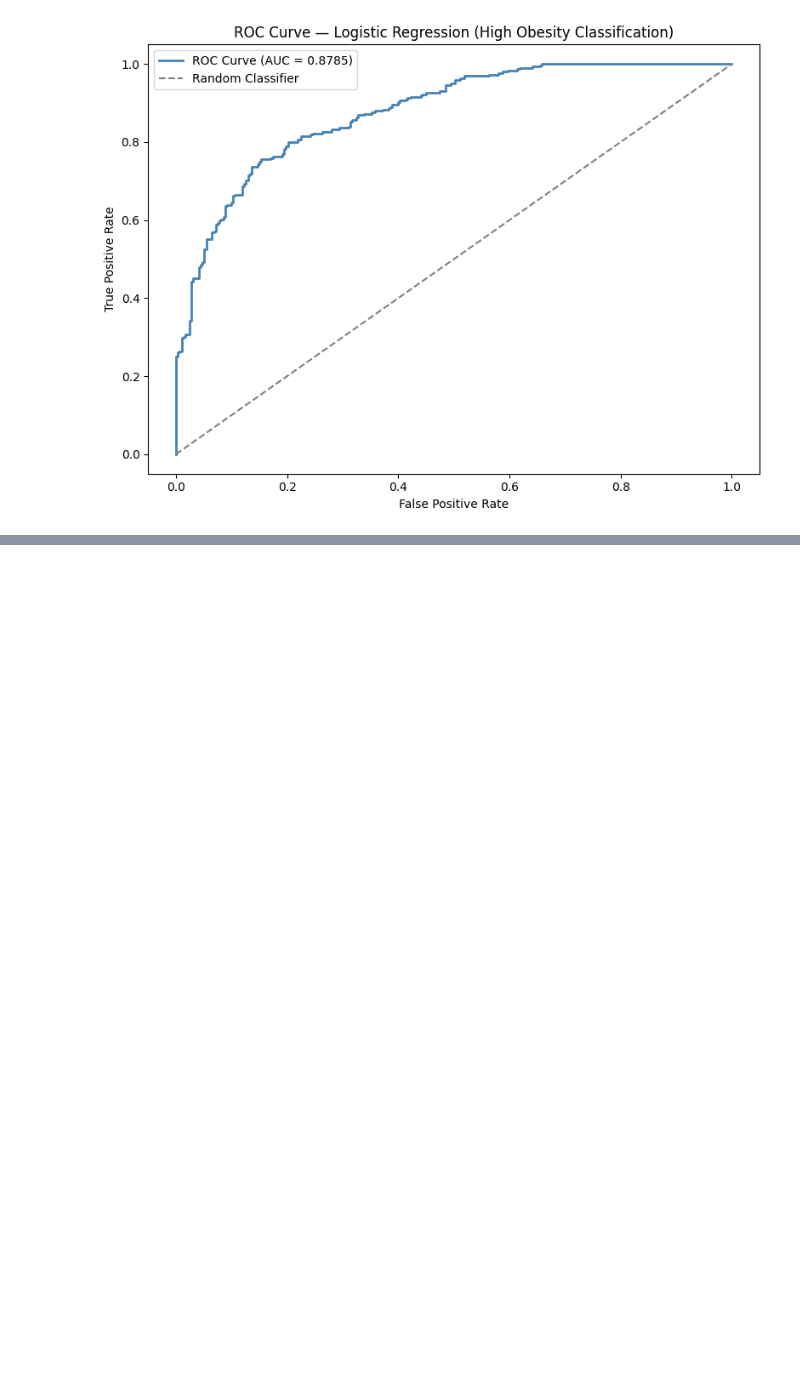
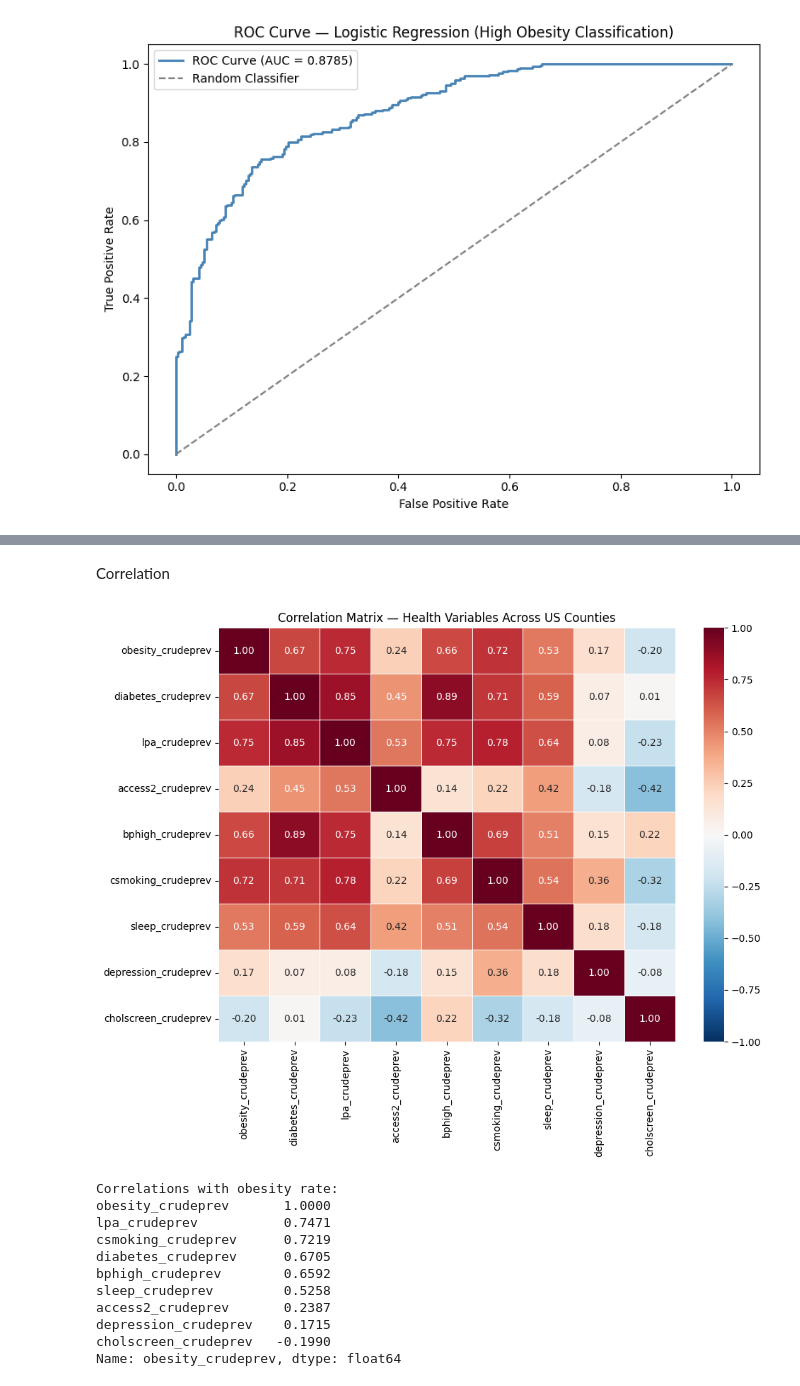
Before and after one commit to cedaco/RGV-Obesity-Project, a Jupyter notebook: Hidalgo_Obesity_Project.ipynb, the cells around one changed output, grey strips where cells are left out. Cells and saved outputs as stored; diff of their text form; code cells hidden in the pictures; blank space fills up the shorter version.

```diff
--- a/Hidalgo_Obesity_Project.ipynb
+++ b/Hidalgo_Obesity_Project.ipynb
@@ -201,0 +273,7 @@ plt.show()
+# %%
+from sklearn.preprocessing import StandardScaler
+from sklearn.decomposition import PCA
+from sklearn.cluster import KMeans
+
+scaler = StandardScaler()
+X_scaled = scaler.fit_transform(X)
@@ -201,0 +347,32 @@ plt.show()
+# %% [markdown]
+Correlation
+# %%
+import seaborn as sns
+
+corr = df[['obesity_crudeprev', 'diabetes_crudeprev', 'lpa_crudeprev',
+           'access2_crudeprev', 'bphigh_crudeprev', 'csmoking_crudeprev',
+           'sleep_crudeprev', 'depression_crudeprev',
+           'cholscreen_crudeprev']].corr()
+
+plt.figure(figsize=(10, 8))
+sns.heatmap(corr, annot=True, fmt='.2f', cmap='RdBu_r',
+            center=0, vmin=-1, vmax=1, linewidths=0.5)
+plt.title('Correlation Matrix — Health Variables Across US Counties')
+plt.tight_layout()
+plt.show()
+
+print("Correlations with obesity rate:")
+print(corr['obesity_crudeprev'].sort_values(ascending=False).round(4))
+# %% [output]
+[figure, added]
+Correlations with obesity rate:
+obesity_crudeprev       1.0000
+lpa_crudeprev           0.7471
+csmoking_crudeprev      0.7219
+diabetes_crudeprev      0.6705
+bphigh_crudeprev        0.6592
+sleep_crudeprev         0.5258
+access2_crudeprev       0.2387
+depression_crudeprev    0.1715
+cholscreen_crudeprev   -0.1990
+Name: obesity_crudeprev, dtype: float64
```
Also changed, not shown: parts of 14 cells of this notebook.
